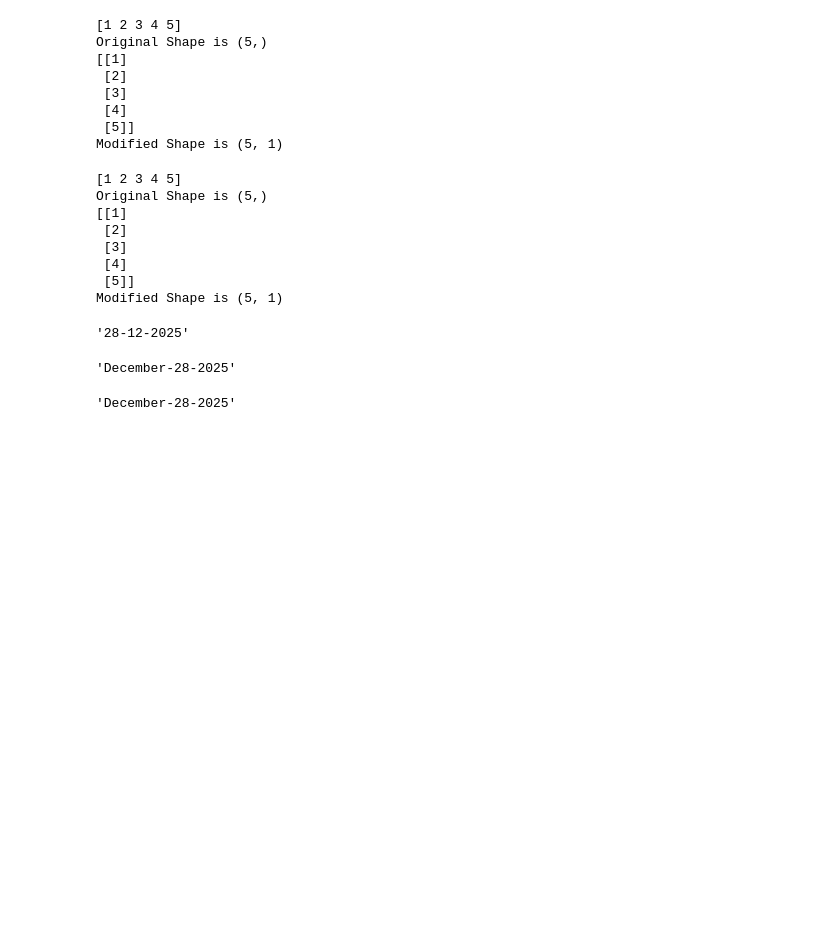
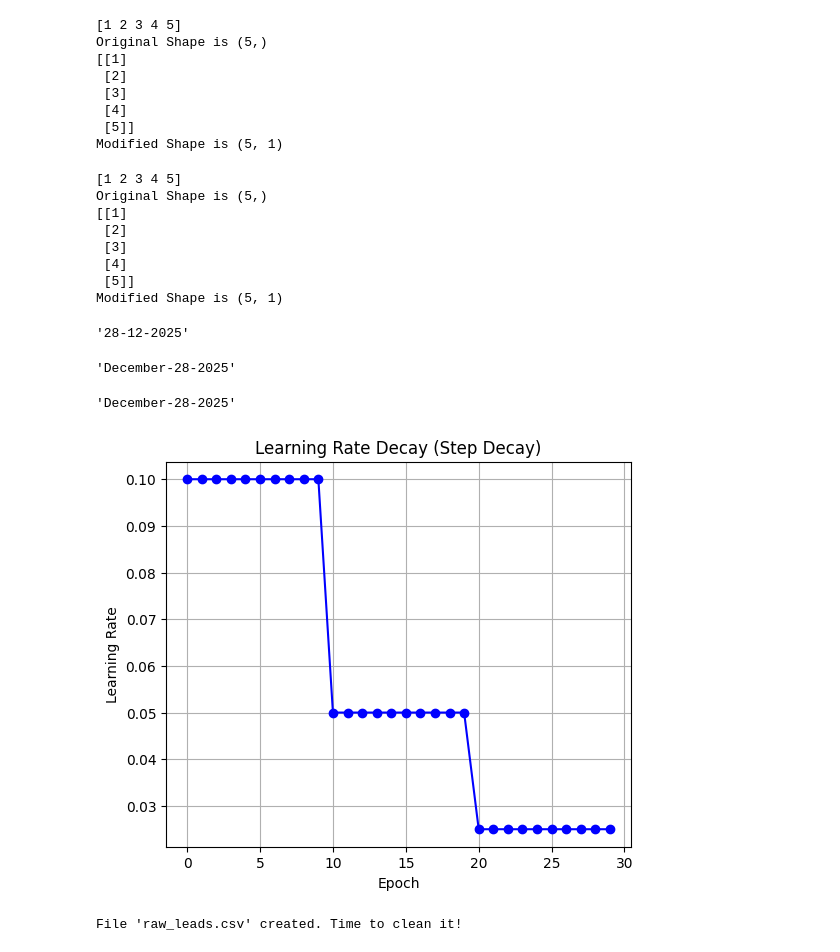
Before and after one commit to kamranshahid56-tech/Python_Practice-Numpy-Pandas-, a Jupyter notebook: Python_Practice.ipynb, the cells around one changed output. Saved outputs shown, nothing was run; the diff lists cells and outputs as text; code cells hidden in the pictures; blank space fills up the shorter version.

```diff
--- a/Python_Practice.ipynb
+++ b/Python_Practice.ipynb
@@ -1029,3 +1029,40 @@ data = "IMG-20251228-WA0005.jpg"
 image_date_fromatter(data)
 # %% [output]
 'December-28-2025'
+# %%
+-import matplotlib.pyplot as plt
+
+def lr_schedular(epochs,initial_lr):
+  lr_history = []
+  for i in range(epochs):
+    lr = initial_lr * (0.5**(i//10))
+    lr_history.append(lr)
+
+  plt.figure(figsize=(6, 5))
+  plt.plot(range(epochs), lr_history, marker='o', color='b', linestyle='-')
+  plt.title("Learning Rate Decay (Step Decay)")
+  plt.xlabel("Epoch")
+  plt.ylabel("Learning Rate")
+  plt.grid(True)
+  plt.show()
+
+lr_schedular(30,0.1)
+# %% [output]
+[figure, added]
+# %%
+import pandas as pd
+import random
+import re
+
+data = {
+    'signup_date': ['2025-01-01', '2025-01-02', '2025-01-01', '2025-01-05', '2025-01-03'],
+    'name': ['Alice Smith', 'Bob Jones', 'ALICE SMITH', 'Charlie Brown', 'Invalid User'],
+    'email': ['alice@gmail.com', 'bjones@yahoo.com', 'ALICE@GMAIL.COM', 'charlie@gmail', 'not-an-email'],
+    'phone': ['(555) 123-4567', '5551234567', '555-123-4567', '123.456.7890', '999-999-9999']
+}
+
+df = pd.DataFrame(data)
+df.to_csv('raw_leads.csv', index=False)
+print("File 'raw_leads.csv' created. Time to clean it!")
+# %% [output]
+File 'raw_leads.csv' created. Time to clean it!
```
Also changed, not shown: parts of 2 cells of this notebook.
